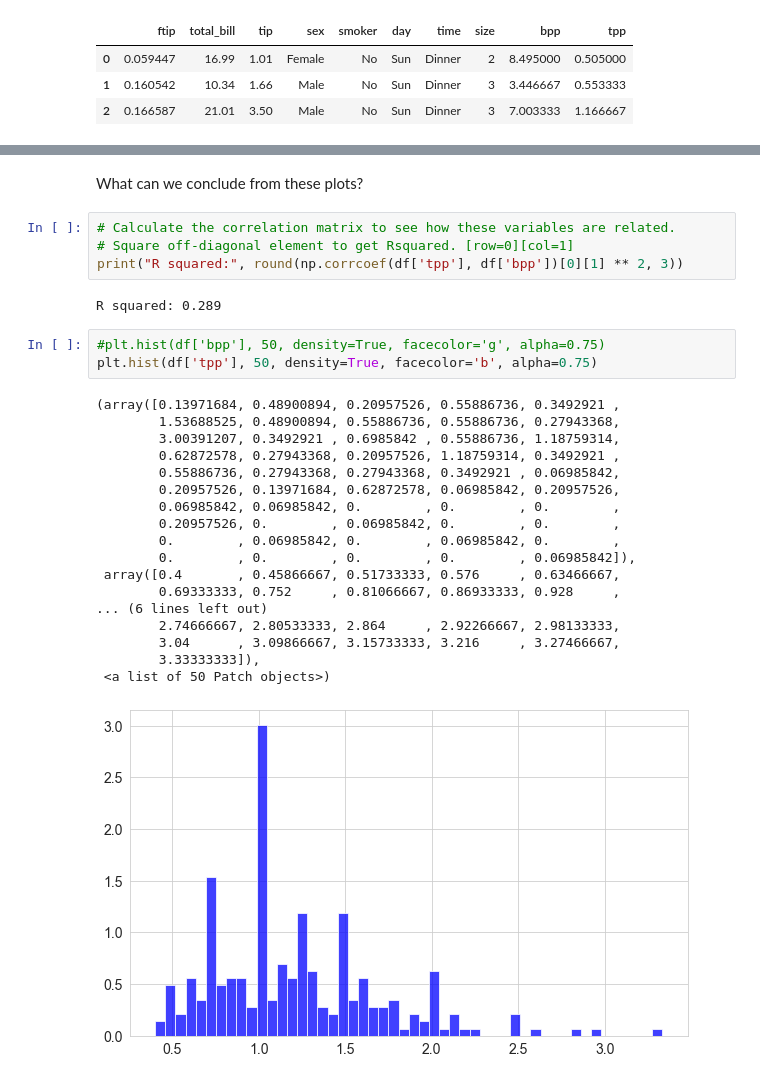
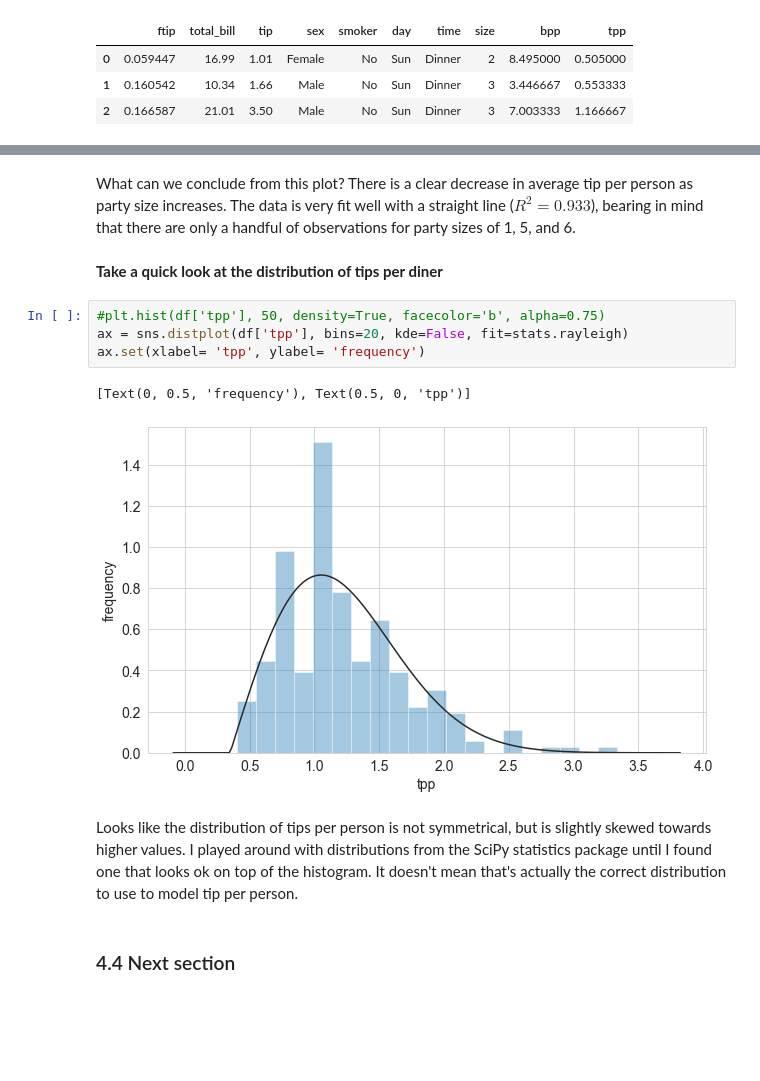
Before and after one commit to elizabethdaly/data-analysis-project, a Jupyter notebook: tips-data-analysis.ipynb, the cells around one changed output, grey strips where cells are left out. Saved outputs shown, nothing was run; the diff lists cells and outputs as text; blank space fills up the shorter version.

```diff
--- a/tips-data-analysis.ipynb
+++ b/tips-data-analysis.ipynb
@@ -824,33 +900,18 @@ Text(0, 0.5, 'Avg tip / person')
-# %% [markdown]
-What can we conclude from these plots?
-# %%
-# Calculate the correlation matrix to see how these variables are related.
-# Square off-diagonal element to get Rsquared. [row=0][col=1]
-print("R squared:", round(np.corrcoef(df['tpp'], df['bpp'])[0][1] ** 2, 3))
-# %% [output]
-R squared: 0.289
+# %% [markdown]
+What can we conclude from this plot? There is a clear decrease in average tip per person as party size increases. The data is very fit well with a straight line ($R^2 = 0.933$), bearing in mind that there are only a handful of observations for party sizes of 1, 5, and 6.
+# %% [markdown]
+**Take a quick look at the distribution of tips per diner**
 # %%
-#plt.hist(df['bpp'], 50, density=True, facecolor='g', alpha=0.75)
-plt.hist(df['tpp'], 50, density=True, facecolor='b', alpha=0.75)
+#plt.hist(df['tpp'], 50, density=True, facecolor='b', alpha=0.75)
+ax = sns.distplot(df['tpp'], bins=20, kde=False, fit=stats.rayleigh)
+ax.set(xlabel= 'tpp', ylabel= 'frequency')
 # %% [output]
-(array([0.13971684, 0.48900894, 0.20957526, 0.55886736, 0.3492921 ,
-        1.53688525, 0.48900894, 0.55886736, 0.55886736, 0.27943368,
-        3.00391207, 0.3492921 , 0.6985842 , 0.55886736, 1.18759314,
-        0.62872578, 0.27943368, 0.20957526, 1.18759314, 0.3492921 ,
-        0.55886736, 0.27943368, 0.27943368, 0.3492921 , 0.06985842,
-        0.20957526, 0.13971684, 0.62872578, 0.06985842, 0.20957526,
-        0.06985842, 0.06985842, 0.        , 0.        , 0.        ,
-        0.20957526, 0.        , 0.06985842, 0.        , 0.        ,
-        0.        , 0.06985842, 0.        , 0.06985842, 0.        ,
-        0.        , 0.        , 0.        , 0.        , 0.06985842]),
- array([0.4       , 0.45866667, 0.51733333, 0.576     , 0.63466667,
-        0.69333333, 0.752     , 0.81066667, 0.86933333, 0.928     ,
-... (6 lines left out)
-        2.74666667, 2.80533333, 2.864     , 2.92266667, 2.98133333,
-        3.04      , 3.09866667, 3.15733333, 3.216     , 3.27466667,
-        3.33333333]),
- <a list of 50 Patch objects>)
+[Text(0, 0.5, 'frequency'), Text(0.5, 0, 'tpp')]
-[figure, old version]
+[figure, new version]
+# %% [markdown]
+Looks like the distribution of tips per person is not symmetrical, but is slightly skewed towards higher values. I played around with distributions from the SciPy statistics package until I found one that looks ok on top of the histogram. It doesn't mean that's actually the correct distribution to use to model tip per person.
+# %% [markdown]
+### 4.4 Next section
 # %% [markdown]
 Notes:
 - Why do this? Regression results above had largest $R^2$ and slope for non-smokers, regardless of sex. Same for day=Thur. Does this suggest a good subset of the data to use for reliable prediction?
```
Also changed, not shown: parts of 38 cells of this notebook, 3 other files.
